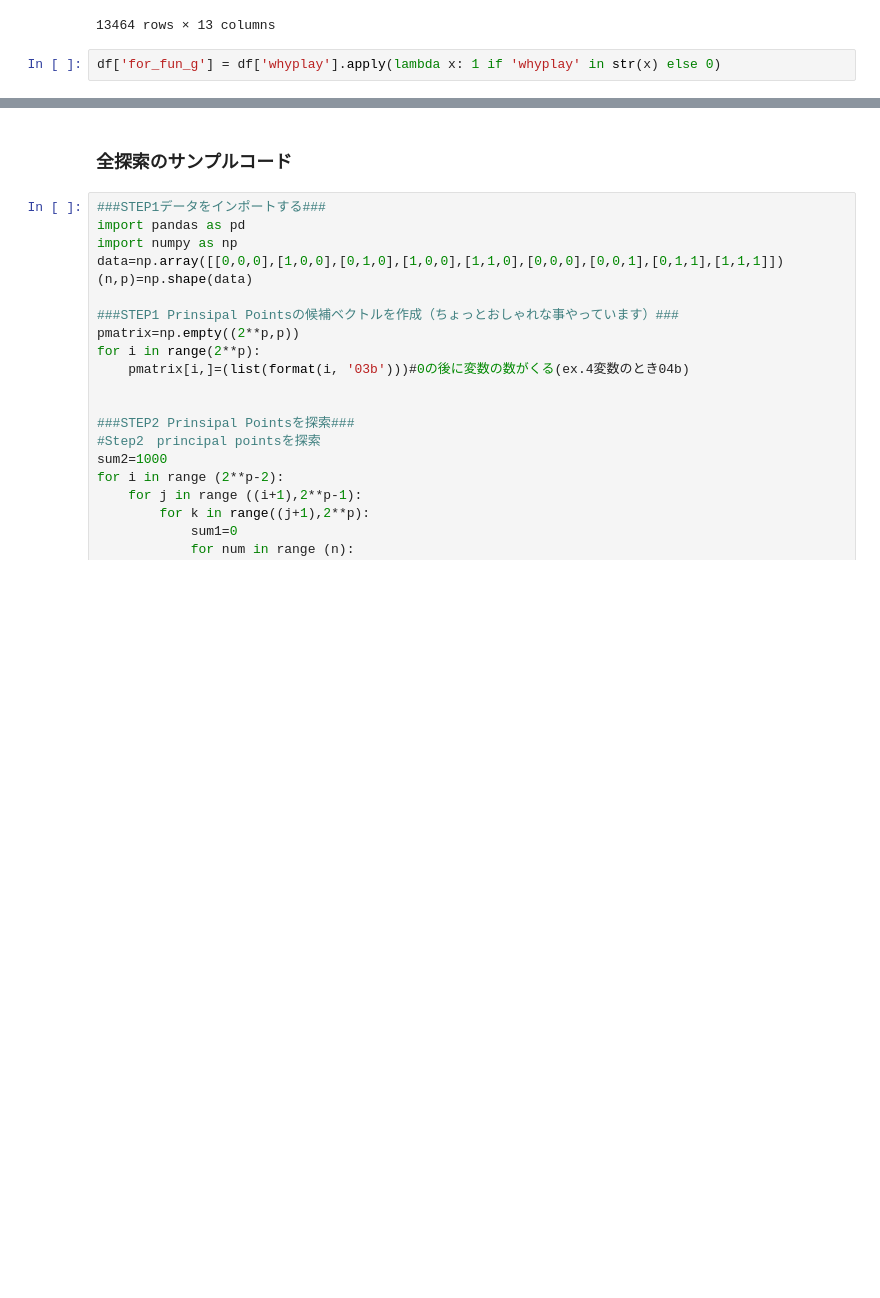
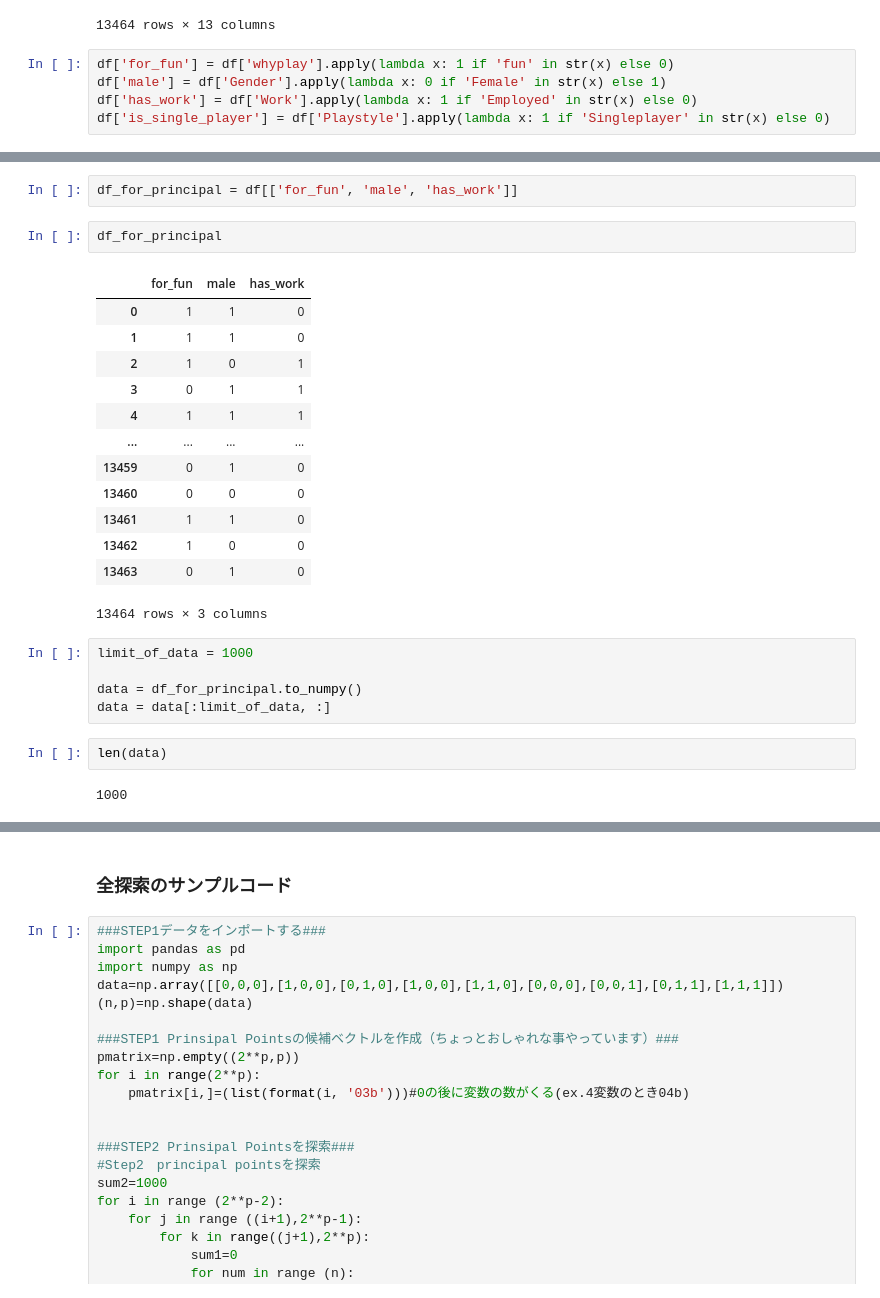
Before and after one commit to miyakooti/gameplay_analysis, a Jupyter notebook: main.ipynb, the cells around one changed output, grey strips where cells are left out. Saved outputs shown, nothing was run; the diff lists cells and outputs as text; blank space fills up the shorter version.

Commit message:
calc principal point

```diff
--- a/main.ipynb
+++ b/main.ipynb
@@ -104,5 +104,8 @@ df
 | 13462 | 5.0 | I play for fun | having fun | 0.0 | Female | 18 | Student at school | High school diploma (or equivalent) | Singleplayer | 13 | 16 | ... |
 | 13463 | 15.0 | I play for fun | improving | 8.0 | Male | 19 | Student at college / university | High school diploma (or equivalent) | Multiplayer - online - with stran... | 2 | 25 | ... |
 13464 rows × 13 columns
-# %%
-df['for_fun_g'] = df['whyplay'].apply(lambda x: 1 if 'whyplay' in str(x) else 0)
+# %%
+df['for_fun'] = df['whyplay'].apply(lambda x: 1 if 'fun' in str(x) else 0)
+df['male'] = df['Gender'].apply(lambda x: 0 if 'Female' in str(x) else 1)
+df['has_work'] = df['Work'].apply(lambda x: 1 if 'Employed' in str(x) else 0)
+df['is_single_player'] = df['Playstyle'].apply(lambda x: 1 if 'Singleplayer' in str(x) else 0)
@@ -108,0 +128,27 @@ df['for_fun_g'] = df['whyplay'].apply(lambda x: 1 if 'whyplay' in str(x) else 0)
+# %%
+df_for_principal = df[['for_fun', 'male', 'has_work']]
+# %%
+df_for_principal
+# %% [output]
+|  | for_fun | male | has_work |
+| 0 | 1 | 1 | 0 |
+| 1 | 1 | 1 | 0 |
+| 2 | 1 | 0 | 1 |
+| 3 | 0 | 1 | 1 |
+| 4 | 1 | 1 | 1 |
+| ... | ... | ... | ... |
+| 13459 | 0 | 1 | 0 |
+| 13460 | 0 | 0 | 0 |
+| 13461 | 1 | 1 | 0 |
+| 13462 | 1 | 0 | 0 |
+| 13463 | 0 | 1 | 0 |
+13464 rows × 3 columns
+# %%
+limit_of_data = 1000
+
+data = df_for_principal.to_numpy()
+data = data[:limit_of_data, :]
+# %%
+len(data)
+# %% [output]
+1000
```
Also changed, not shown: parts of 3 cells of this notebook.
